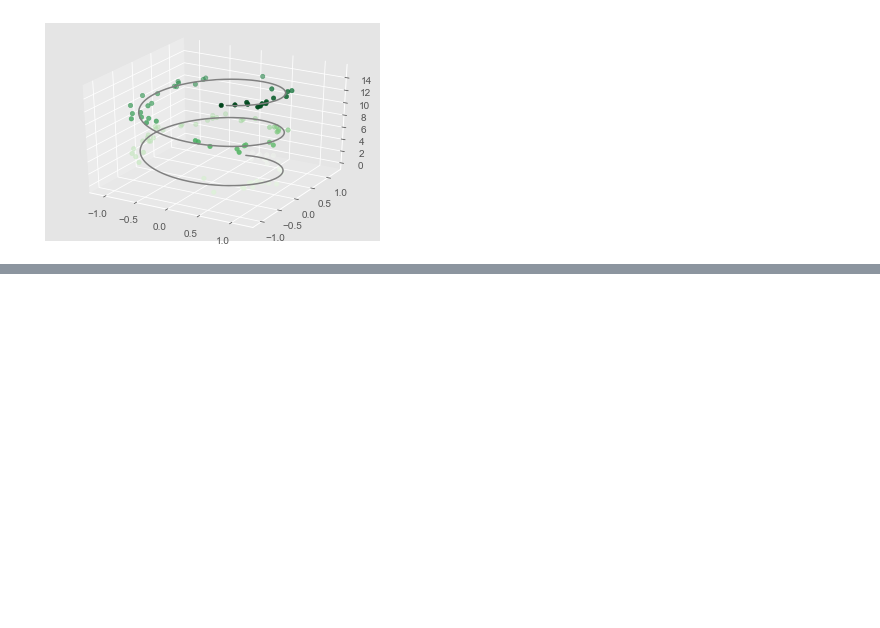
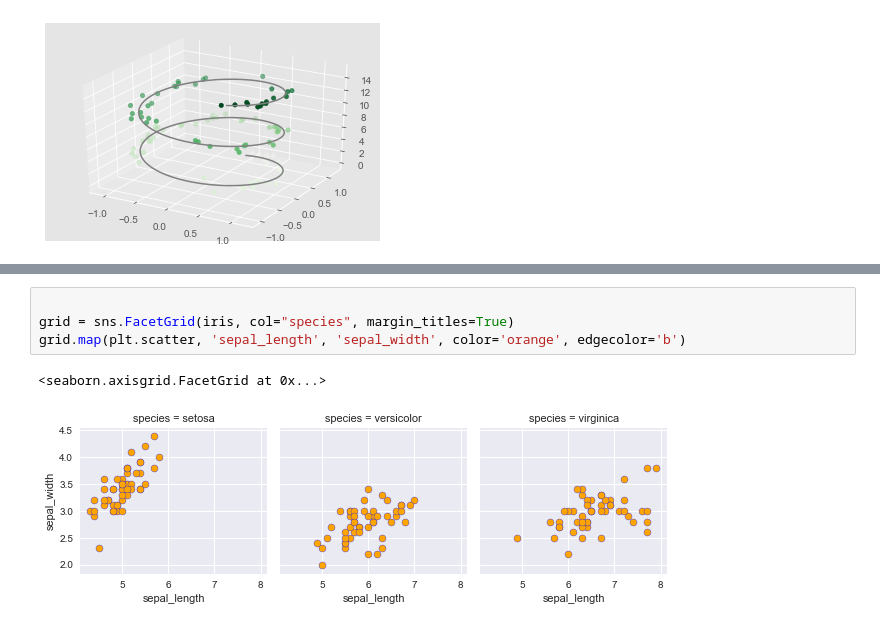
Before and after one commit to BenjaminPhillips22/Python-Data-Science-Handbook, a Jupyter notebook: Simple Line Plots.ipynb, the cells around one changed output, grey strips where cells are left out. Drawn from its saved outputs; the diff is of its cells as text; blank space fills up the shorter version.

```diff
--- a/Simple Line Plots.ipynb
+++ b/Simple Line Plots.ipynb
@@ -204,0 +225,7 @@ with plt.style.context('ggplot'):
+# %%
+
+grid = sns.FacetGrid(iris, col="species", margin_titles=True)
+grid.map(plt.scatter, 'sepal_length', 'sepal_width', color='orange', edgecolor='b')
+# %% [output]
+<seaborn.axisgrid.FacetGrid at 0x...>
+[figure, added]
```
Also changed, not shown: parts of 2 cells of this notebook.
